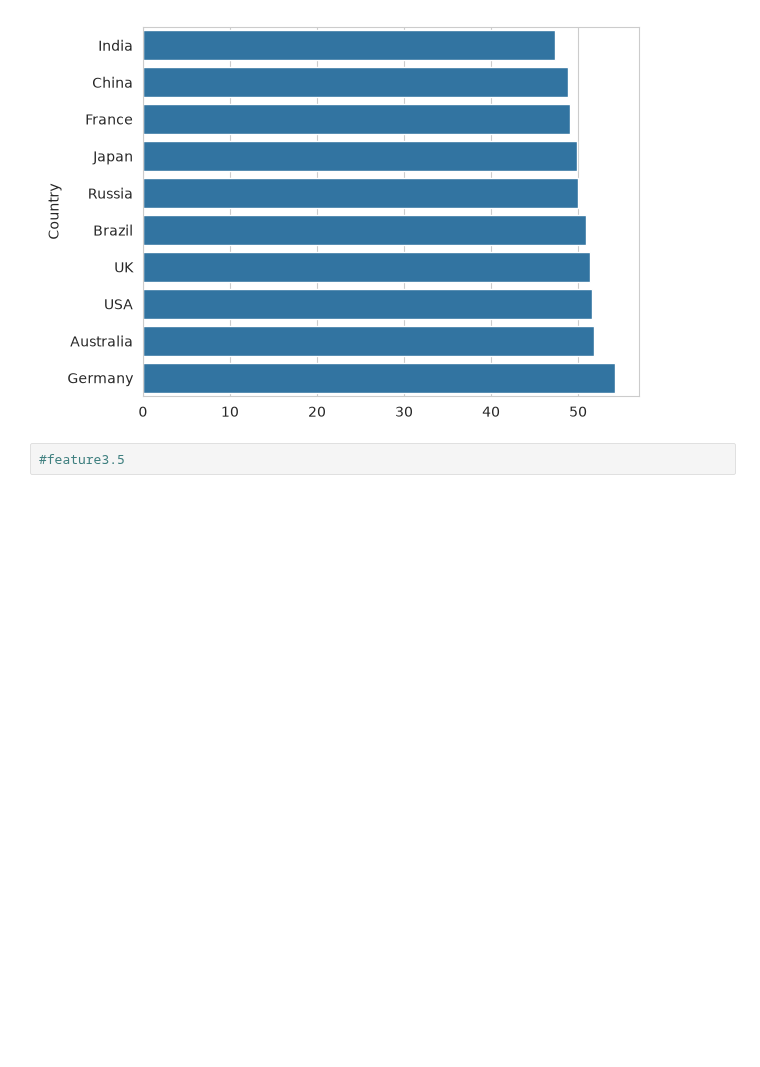
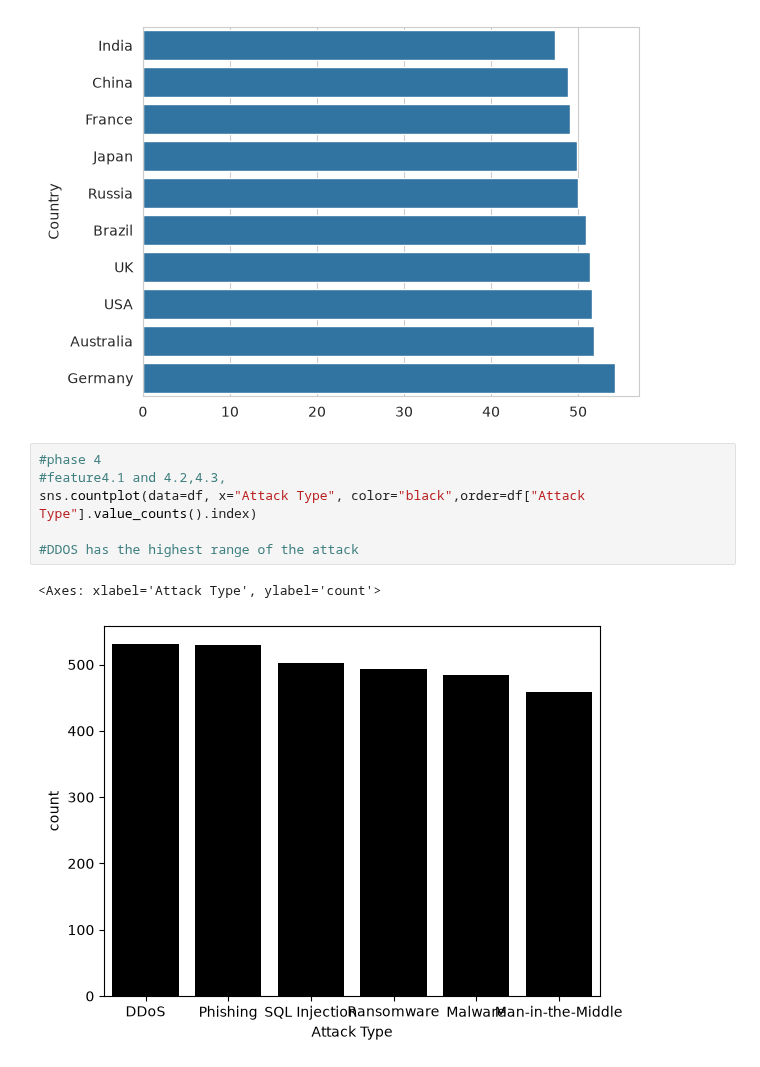
Before and after one commit to kingping77777/cyber-threat-log-analyzer, a Jupyter notebook: notebooks/exploration.ipynb, the cells around one changed output. Saved outputs shown, nothing was run; the diff lists cells and outputs as text; blank space fills up the shorter version.

Commit message:
Complete Seaborn visualization and EDA

```diff
--- a/notebooks/exploration.ipynb
+++ b/notebooks/exploration.ipynb
@@ -997,4 +998,11 @@ sns.barplot(x=loss, y=countries)#feature 3.4
 <Axes: ylabel='Country'>
 [figure]
 # %%
-#feature3.5
+#phase 4
+#feature4.1 and 4.2,4.3,
+sns.countplot(data=df, x="Attack Type", color="black",order=df["Attack Type"].value_counts().index)
+
+#DDOS has the highest range of the attack
+# %% [output]
+<Axes: xlabel='Attack Type', ylabel='count'>
+[figure, added]
```
Also changed, not shown: parts of 22 cells of this notebook.
